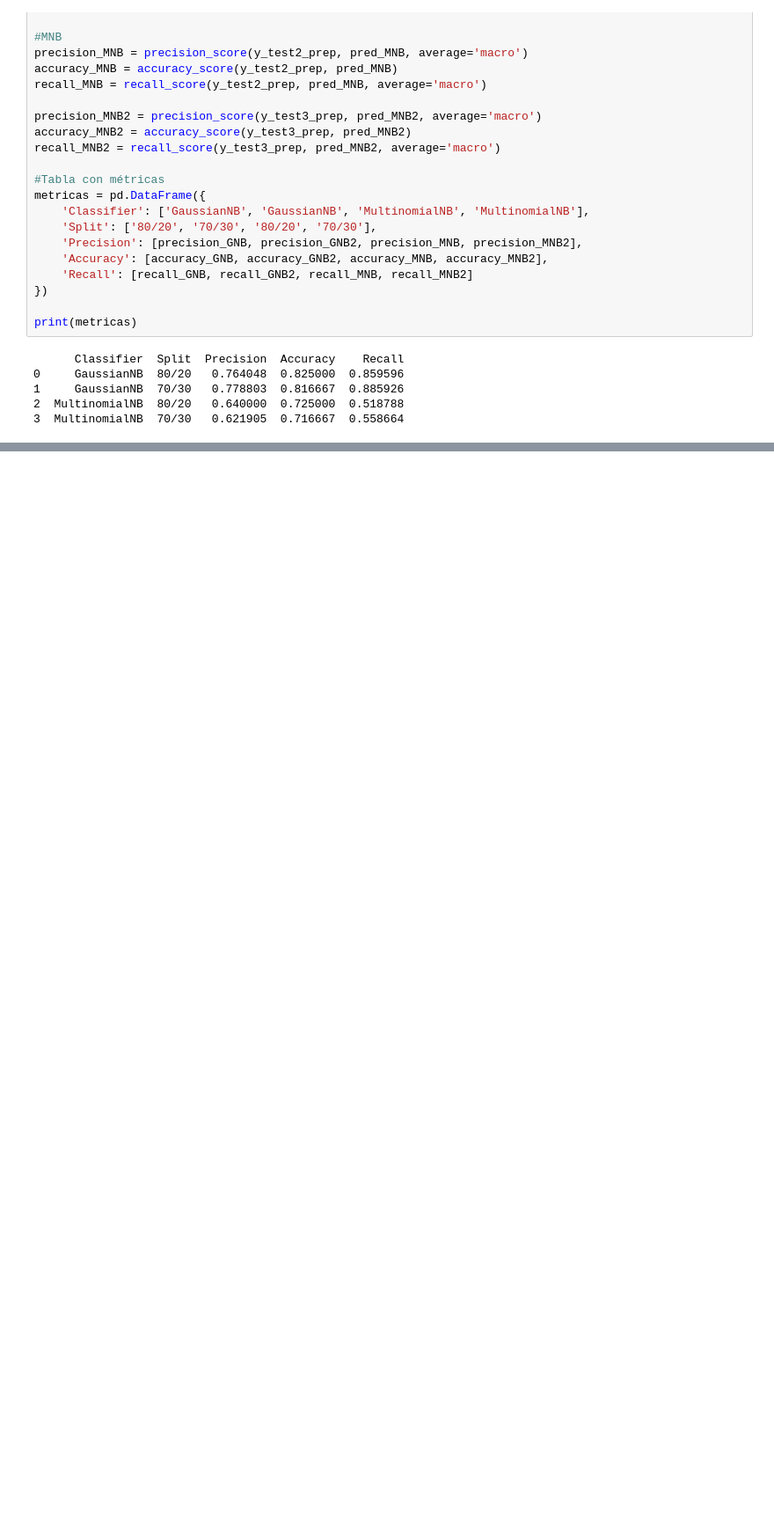
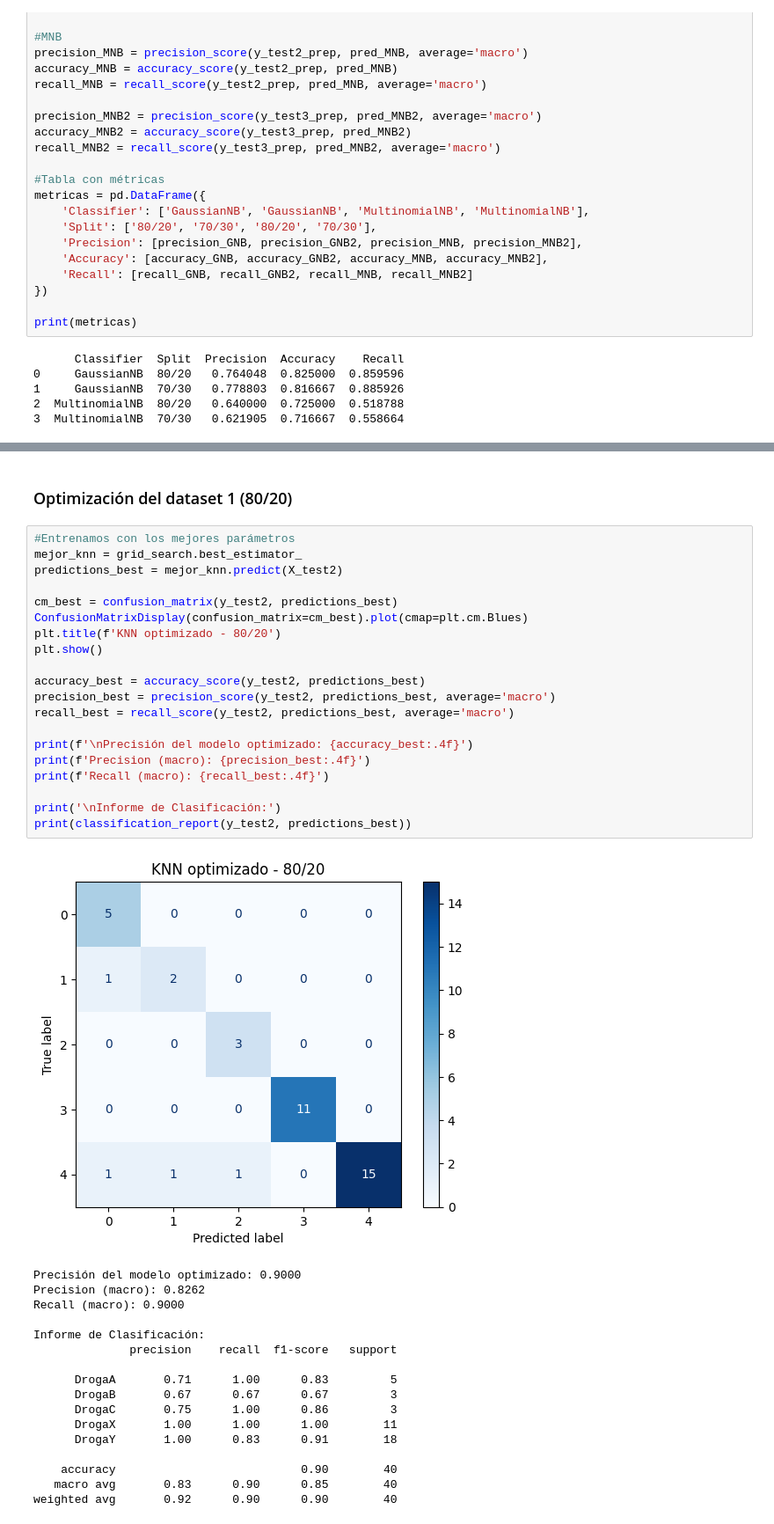
Before and after one commit to Fabrote/Classification-and-Regression-Trees, a Jupyter notebook: MD-TP2_TAPIA-PALACIO.ipynb, the cells around one changed output, grey strips where cells are left out. Shown at 88% size. Cells and saved outputs as stored; diff of their text form; blank space fills up the shorter version.

```diff
--- a/MD-TP2_TAPIA-PALACIO.ipynb
+++ b/MD-TP2_TAPIA-PALACIO.ipynb
@@ -1288,0 +1404,40 @@ print(metricas)
+# %% [markdown]
+### Optimización del dataset 1 (80/20)
+# %%
+#Entrenamos con los mejores parámetros
+mejor_knn = grid_search.best_estimator_
+predictions_best = mejor_knn.predict(X_test2)
+
+cm_best = confusion_matrix(y_test2, predictions_best)
+ConfusionMatrixDisplay(confusion_matrix=cm_best).plot(cmap=plt.cm.Blues)
+plt.title(f'KNN optimizado - 80/20')
+plt.show()
+
+accuracy_best = accuracy_score(y_test2, predictions_best)
+precision_best = precision_score(y_test2, predictions_best, average='macro')
+recall_best = recall_score(y_test2, predictions_best, average='macro')
+
+print(f'\nPrecisión del modelo optimizado: {accuracy_best:.4f}')
+print(f'Precision (macro): {precision_best:.4f}')
+print(f'Recall (macro): {recall_best:.4f}')
+
+print('\nInforme de Clasificación:')
+print(classification_report(y_test2, predictions_best))
+# %% [output]
+[figure, added]
+Precisión del modelo optimizado: 0.9000
+Precision (macro): 0.8262
+Recall (macro): 0.9000
+
+Informe de Clasificación:
+              precision    recall  f1-score   support
+
+      DrogaA       0.71      1.00      0.83         5
+      DrogaB       0.67      0.67      0.67         3
+      DrogaC       0.75      1.00      0.86         3
+      DrogaX       1.00      1.00      1.00        11
+      DrogaY       1.00      0.83      0.91        18
+
+    accuracy                           0.90        40
+   macro avg       0.83      0.90      0.85        40
+weighted avg       0.92      0.90      0.90        40
```
Also changed, not shown: parts of 46 cells of this notebook.
